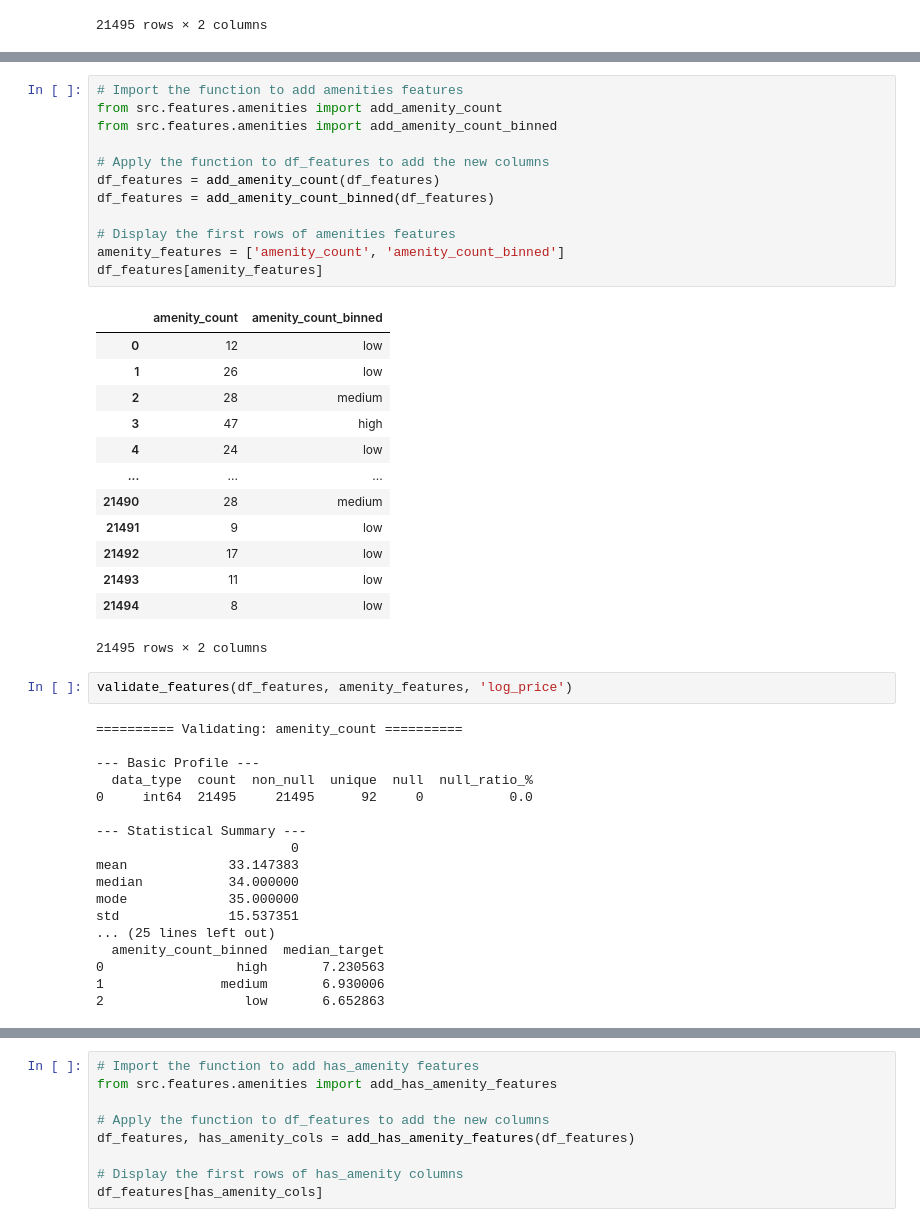
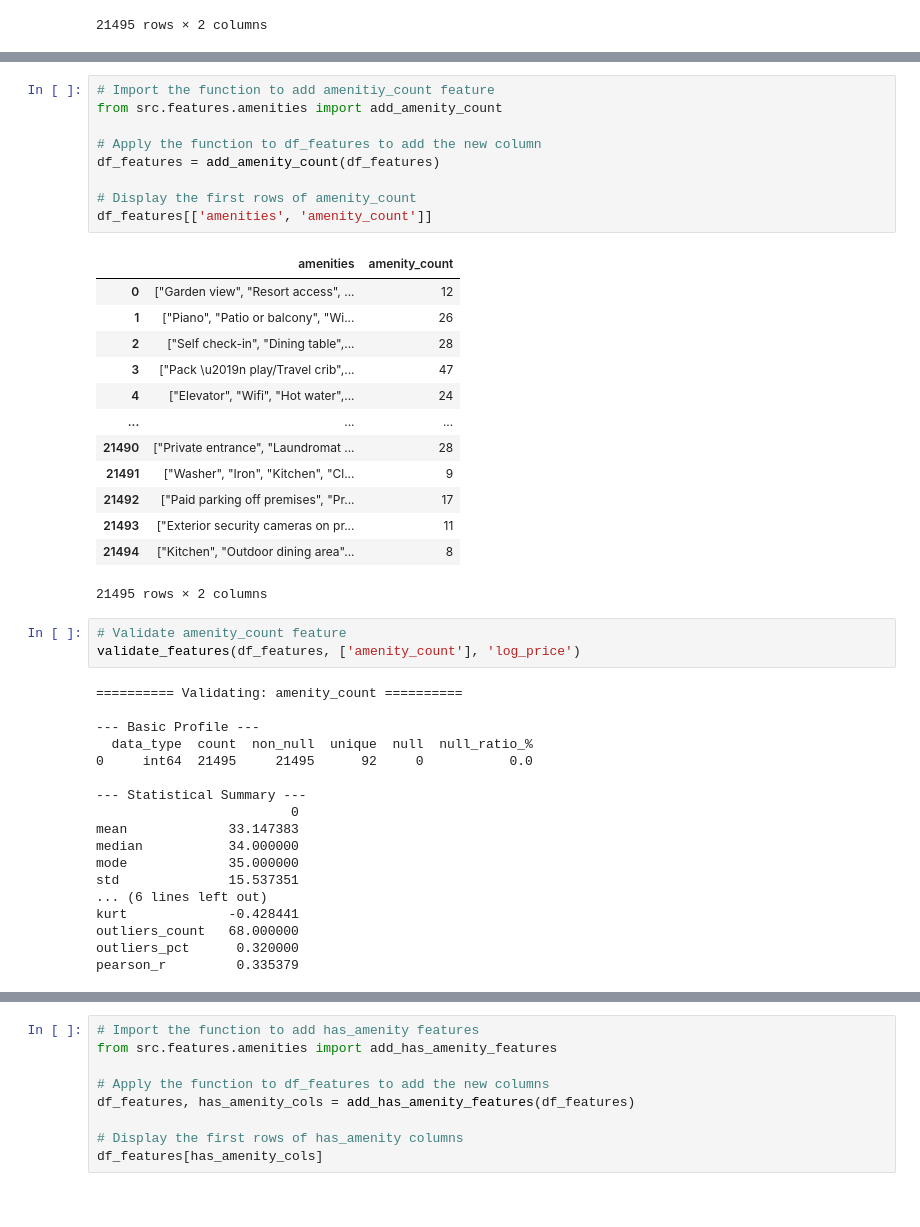
Before and after one commit to josue-rdgzcb/airbnb-price-prediction-cdmx, a Jupyter notebook: notebooks/02_feature_engineering.ipynb, the cells around one changed output, grey strips where cells are left out. Saved outputs shown, nothing was run; the diff lists cells and outputs as text.

```diff
--- a/notebooks/02_feature_engineering.ipynb
+++ b/notebooks/02_feature_engineering.ipynb
@@ -228,31 +360,29 @@ std               13.396934
 # %%
-# Import the function to add amenities features
+# Import the function to add amenitiy_count feature
 from src.features.amenities import add_amenity_count
-from src.features.amenities import add_amenity_count_binned
 
-# Apply the function to df_features to add the new columns
+# Apply the function to df_features to add the new column
 df_features = add_amenity_count(df_features)
-df_features = add_amenity_count_binned(df_features)
 
-# Display the first rows of amenities features
-amenity_features = ['amenity_count', 'amenity_count_binned']
-df_features[amenity_features]
+# Display the first rows of amenity_count
+df_features[['amenities', 'amenity_count']]
 # %% [output]
-|  | amenity_count | amenity_count_binned |
-| 0 | 12 | low |
-| 1 | 26 | low |
-| 2 | 28 | medium |
-| 3 | 47 | high |
-| 4 | 24 | low |
+|  | amenities | amenity_count |
+| 0 | ["Garden view", "Resort access", ... | 12 |
+| 1 | ["Piano", "Patio or balcony", "Wi... | 26 |
+| 2 | ["Self check-in", "Dining table",... | 28 |
+| 3 | ["Pack \u2019n play/Travel crib",... | 47 |
+| 4 | ["Elevator", "Wifi", "Hot water",... | 24 |
 | ... | ... | ... |
-| 21490 | 28 | medium |
-| 21491 | 9 | low |
-| 21492 | 17 | low |
-| 21493 | 11 | low |
-| 21494 | 8 | low |
+| 21490 | ["Private entrance", "Laundromat ... | 28 |
+| 21491 | ["Washer", "Iron", "Kitchen", "Cl... | 9 |
+| 21492 | ["Paid parking off premises", "Pr... | 17 |
+| 21493 | ["Exterior security cameras on pr... | 11 |
+| 21494 | ["Kitchen", "Outdoor dining area"... | 8 |
 21495 rows × 2 columns
 # %%
-validate_features(df_features, amenity_features, 'log_price')
+# Validate amenity_count feature
+validate_features(df_features, ['amenity_count'], 'log_price')
 # %% [output]
 ========== Validating: amenity_count ==========
 
@@ -266,8 +396,8 @@ mean             33.147383
 median           34.000000
 mode             35.000000
 std              15.537351
-... (25 lines left out)
-  amenity_count_binned  median_target
-0                 high       7.230563
-1               medium       6.930006
-2                  low       6.652863
+... (6 lines left out)
+kurt             -0.428441
+outliers_count   68.000000
+outliers_pct      0.320000
+pearson_r         0.335379
```
Also changed, not shown: parts of 42 cells of this notebook.
